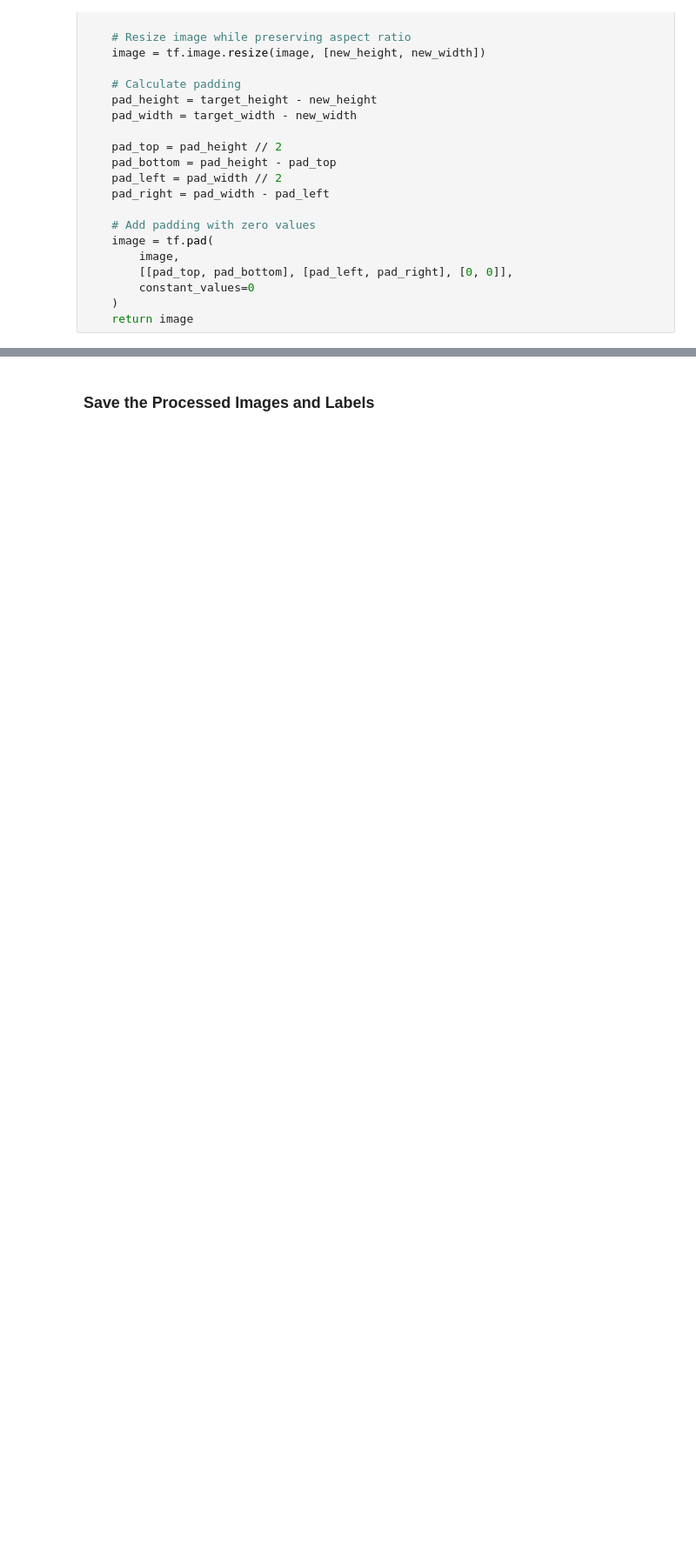
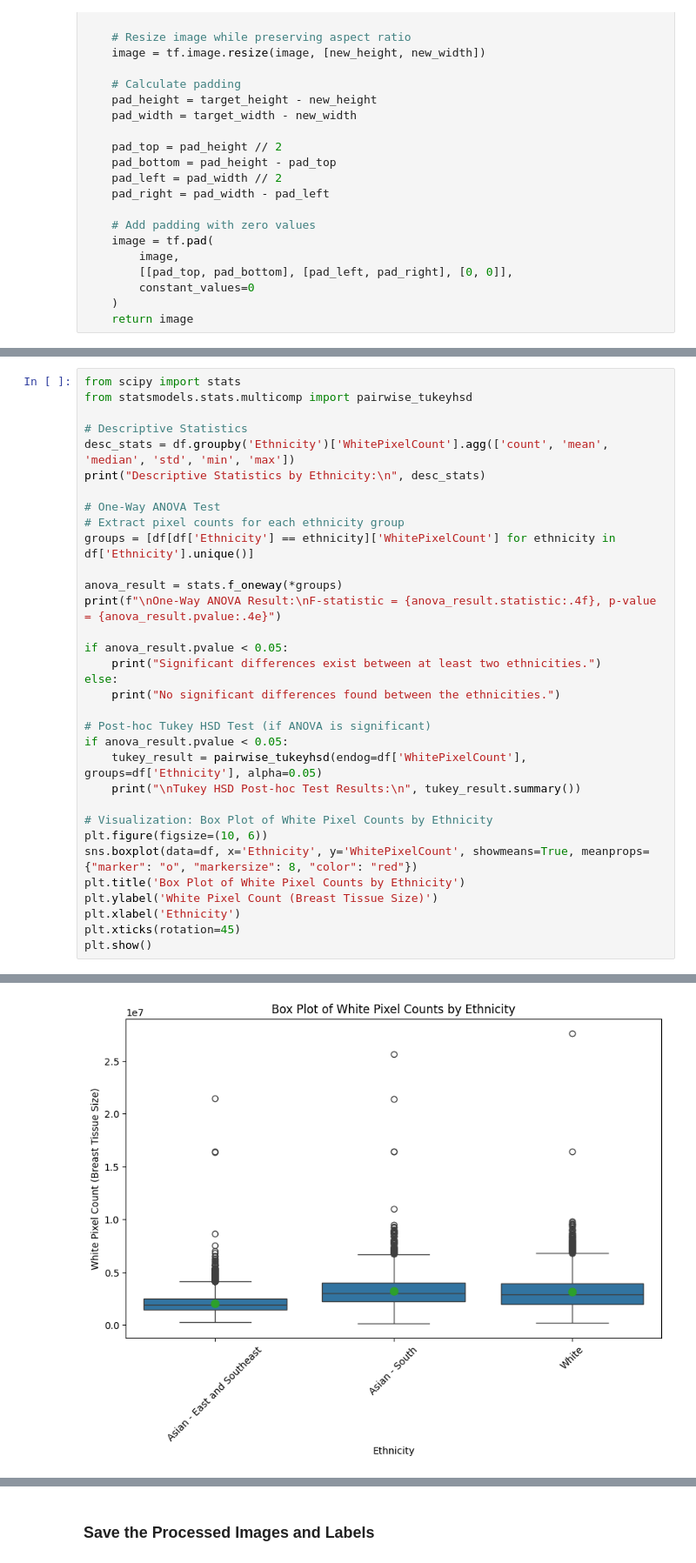
Before and after one commit to Ollivvt/AI-ethnicity-med-image, a Jupyter notebook: Mammo/Mammo_EfficientNetB3_segmentationMap_0215.ipynb, the cells around one changed output, grey strips where cells are left out. Shown at 87% size. Saved outputs shown, nothing was run; the diff lists cells and outputs as text; blank space fills up the shorter version.

```diff
--- a/Mammo/Mammo_EfficientNetB3_segmentationMap_0215.ipynb
+++ b/Mammo/Mammo_EfficientNetB3_segmentationMap_0215.ipynb
@@ -187,0 +249,34 @@ def resize_with_padding(image, target_height, target_width):
+# %%
+from scipy import stats
+from statsmodels.stats.multicomp import pairwise_tukeyhsd
+
+# Descriptive Statistics
+desc_stats = df.groupby('Ethnicity')['WhitePixelCount'].agg(['count', 'mean', 'median', 'std', 'min', 'max'])
+print("Descriptive Statistics by Ethnicity:\n", desc_stats)
+
+# One-Way ANOVA Test
+# Extract pixel counts for each ethnicity group
+groups = [df[df['Ethnicity'] == ethnicity]['WhitePixelCount'] for ethnicity in df['Ethnicity'].unique()]
+
+anova_result = stats.f_oneway(*groups)
+print(f"\nOne-Way ANOVA Result:\nF-statistic = {anova_result.statistic:.4f}, p-value = {anova_result.pvalue:.4e}")
+
+if anova_result.pvalue < 0.05:
+    print("Significant differences exist between at least two ethnicities.")
+else:
+    print("No significant differences found between the ethnicities.")
+
+# Post-hoc Tukey HSD Test (if ANOVA is significant)
+if anova_result.pvalue < 0.05:
+    tukey_result = pairwise_tukeyhsd(endog=df['WhitePixelCount'], groups=df['Ethnicity'], alpha=0.05)
+    print("\nTukey HSD Post-hoc Test Results:\n", tukey_result.summary())
+
+# Visualization: Box Plot of White Pixel Counts by Ethnicity
+plt.figure(figsize=(10, 6))
+sns.boxplot(data=df, x='Ethnicity', y='WhitePixelCount', showmeans=True, meanprops={"marker": "o", "markersize": 8, "color": "red"})
+plt.title('Box Plot of White Pixel Counts by Ethnicity')
+plt.ylabel('White Pixel Count (Breast Tissue Size)')
+plt.xlabel('Ethnicity')
+plt.xticks(rotation=45)
+plt.show()
+# %% [output]
@@ -187,0 +300 @@ def resize_with_padding(image, target_height, target_width):
+[figure, added]
```
Also changed, not shown: parts of 12 cells of this notebook.
